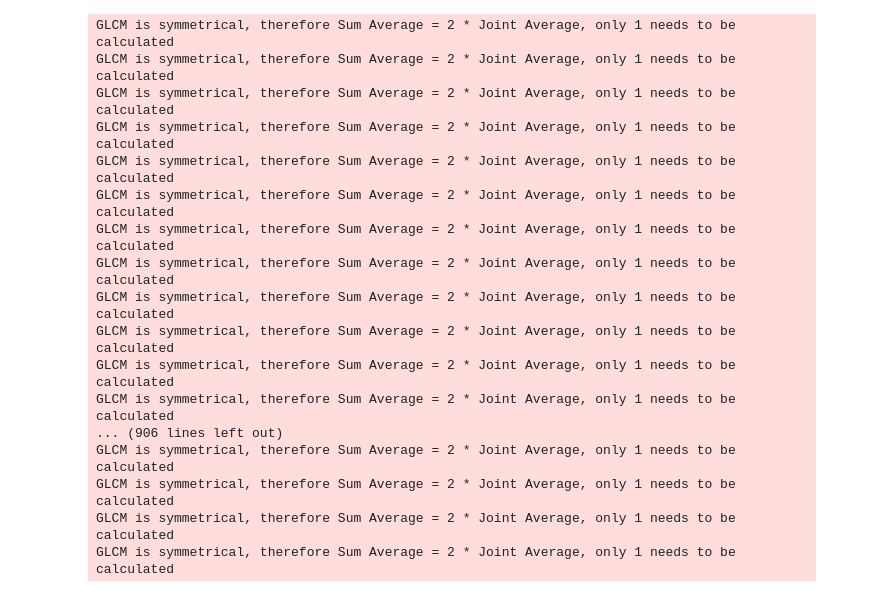
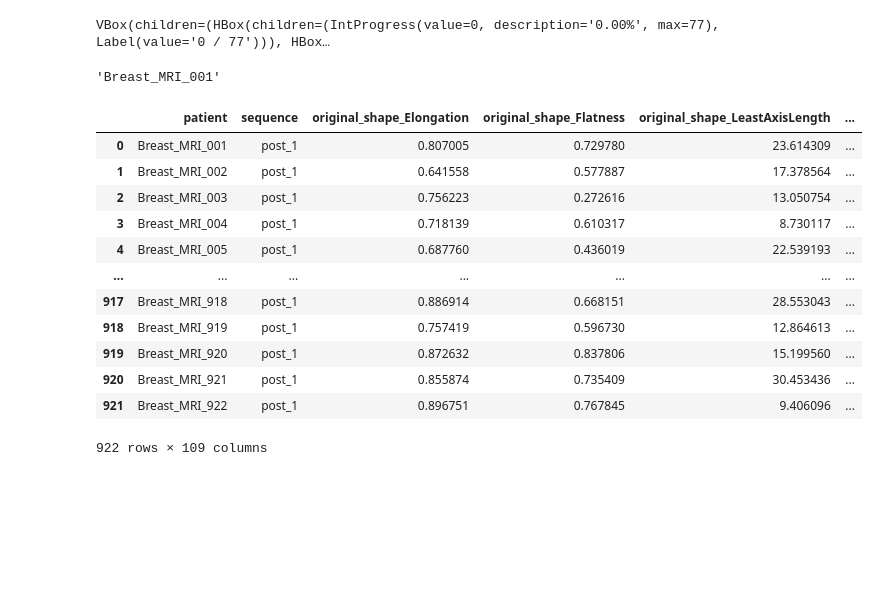
Before and after one commit to breast-cancer-detection-with-mri-images/Breast-Cancer-Subtype-from-MRI, a Jupyter notebook: segmentation/segmenting and pyradiomics extraction.ipynb, the cells around one changed output. Drawn from its saved outputs; the diff is of its cells as text; code cells hidden in the pictures; blank space fills up the shorter version.

```diff
--- a/segmentation/segmenting and pyradiomics extraction.ipynb
+++ b/segmentation/segmenting and pyradiomics extraction.ipynb
@@ -98,6 +141,7 @@ feat_ext = featureextractor.RadiomicsFeatureExtractor()
 feat_ext.settings['minimumROIDimensions'] = 2
 feat_ext.settings['normalize'] = True
 feat_ext.settings['additionalInfo'] = False
+feat_ext.settings['correctMask'] = True
 feat_ext.settings
 # %% [output]
 {'minimumROIDimensions': 2,
@@ -118,37 +162,0 @@ feat_ext.settings
-# %%
-features = pd.DataFrame()
-
-for patient in tqdm(os.listdir(DATASET_PATH)):
-    segmentation_path = os.path.join(DATASET_PATH, patient, 'segmentation.nii.gz')
-    for filename in filenames:
-        # get features for pre and post_1
-        file_path = os.path.join(DATASET_PATH, patient, filename)
-        img = sitk.ReadImage(file_path)
-        smt = sitk.ReadImage(segmentation_path)
-
-        smt.SetOrigin(img.GetOrigin())
-        feats = feat_ext.execute(img, smt)
-        for key, value in feats.items():
-            feats[key] = value.item()
-        ft_df = pd.DataFrame(feats, index = [0])
-        ft_df['patient'] = patient
-        ft_df['sequence'] = filename.split('.nii.gz')[0]
-        features = pd.concat([features, ft_df])
-# %% [output]
-GLCM is symmetrical, therefore Sum Average = 2 * Joint Average, only 1 needs to be calculated
-GLCM is symmetrical, therefore Sum Average = 2 * Joint Average, only 1 needs to be calculated
-GLCM is symmetrical, therefore Sum Average = 2 * Joint Average, only 1 needs to be calculated
-GLCM is symmetrical, therefore Sum Average = 2 * Joint Average, only 1 needs to be calculated
-GLCM is symmetrical, therefore Sum Average = 2 * Joint Average, only 1 needs to be calculated
-GLCM is symmetrical, therefore Sum Average = 2 * Joint Average, only 1 needs to be calculated
-GLCM is symmetrical, therefore Sum Average = 2 * Joint Average, only 1 needs to be calculated
-GLCM is symmetrical, therefore Sum Average = 2 * Joint Average, only 1 needs to be calculated
-GLCM is symmetrical, therefore Sum Average = 2 * Joint Average, only 1 needs to be calculated
-GLCM is symmetrical, therefore Sum Average = 2 * Joint Average, only 1 needs to be calculated
-GLCM is symmetrical, therefore Sum Average = 2 * Joint Average, only 1 needs to be calculated
-GLCM is symmetrical, therefore Sum Average = 2 * Joint Average, only 1 needs to be calculated
-... (906 lines left out)
-GLCM is symmetrical, therefore Sum Average = 2 * Joint Average, only 1 needs to be calculated
-GLCM is symmetrical, therefore Sum Average = 2 * Joint Average, only 1 needs to be calculated
-GLCM is symmetrical, therefore Sum Average = 2 * Joint Average, only 1 needs to be calculated
-GLCM is symmetrical, therefore Sum Average = 2 * Joint Average, only 1 needs to be calculated
@@ -154,0 +195,4 @@ GLCM is symmetrical, therefore Sum Average = 2 * Joint Average, only 1 needs to
+# %%
+pyradiomics_features = annotation_boxes.parallel_apply(get_features, axis = 1)
+# %% [output]
+VBox(children=(HBox(children=(IntProgress(value=0, description='0.00%', max=77), Label(value='0 / 77'))), HBox…
@@ -155 +204,37 @@ GLCM is symmetrical, therefore Sum Average = 2 * Joint Average, only 1 needs to
+# %%
+i['patient']
+# %% [output]
+'Breast_MRI_001'
+# %%
+myfeatures = pyradiomics_features.tolist()
+feature_df = pd.DataFrame()
+
+for i in myfeatures:
+    temp = {}
+    for key, value in i.items():
+        if(isinstance(value, str)):
+            temp[key] = value
+        else:
+            temp[key] = value.item()
+
+    ft_df = pd.DataFrame(temp, index = [0])
+    feature_df = pd.concat([feature_df, ft_df])
+# %%
+feature_df = feature_df.set_index(['patient', 'sequence']).reset_index()
+
+feature_df
+# %% [output]
+|  | patient | sequence | original_shape_Elongation | original_shape_Flatness | original_shape_LeastAxisLength | ... |
+| 0 | Breast_MRI_001 | post_1 | 0.807005 | 0.729780 | 23.614309 | ... |
+| 1 | Breast_MRI_002 | post_1 | 0.641558 | 0.577887 | 17.378564 | ... |
+| 2 | Breast_MRI_003 | post_1 | 0.756223 | 0.272616 | 13.050754 | ... |
+| 3 | Breast_MRI_004 | post_1 | 0.718139 | 0.610317 | 8.730117 | ... |
+| 4 | Breast_MRI_005 | post_1 | 0.687760 | 0.436019 | 22.539193 | ... |
+| ... | ... | ... | ... | ... | ... | ... |
+| 917 | Breast_MRI_918 | post_1 | 0.886914 | 0.668151 | 28.553043 | ... |
+| 918 | Breast_MRI_919 | post_1 | 0.757419 | 0.596730 | 12.864613 | ... |
+| 919 | Breast_MRI_920 | post_1 | 0.872632 | 0.837806 | 15.199560 | ... |
+| 920 | Breast_MRI_921 | post_1 | 0.855874 | 0.735409 | 30.453436 | ... |
+| 921 | Breast_MRI_922 | post_1 | 0.896751 | 0.767845 | 9.406096 | ... |
+922 rows × 109 columns
 # %%
```
Also changed, not shown: parts of 12 cells of this notebook, 2 other files.
